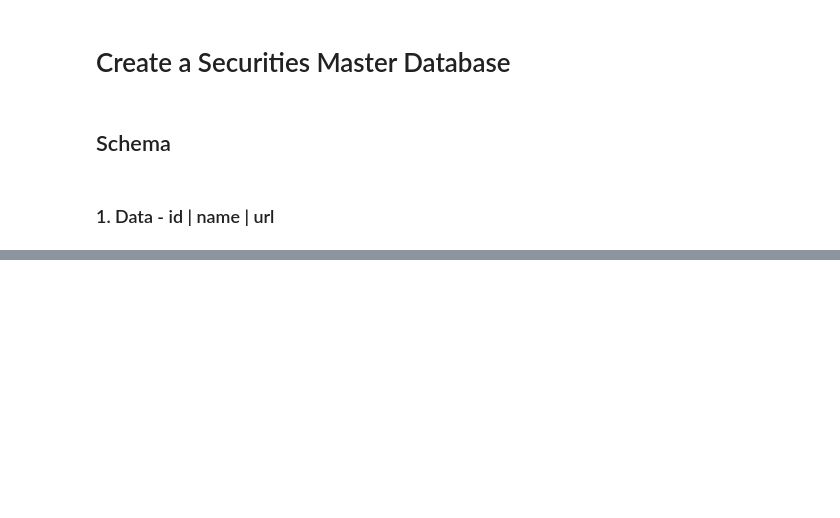
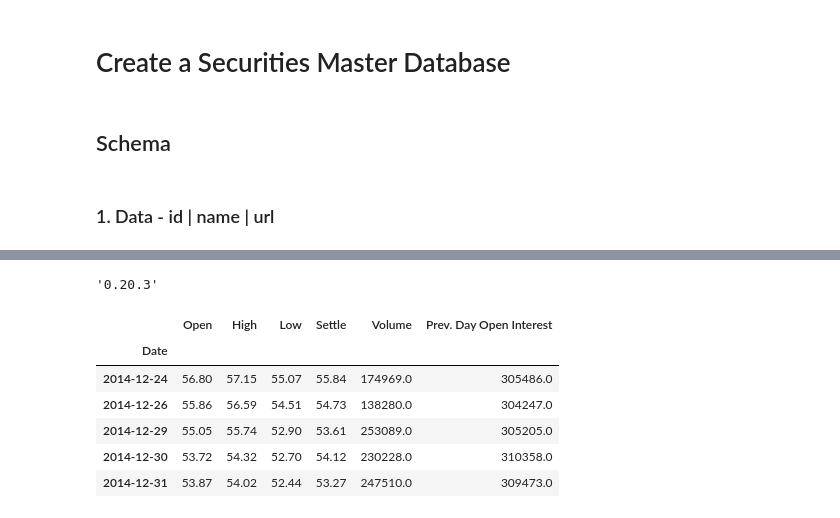
Before and after one commit to franko003/K2_Data_Science, a Jupyter notebook: Exploring_Data/scraping-notebooks/CryptoCompare_API.ipynb, the cells around one changed output, grey strips where cells are left out. Cells and saved outputs as stored; diff of their text form; code cells hidden in the pictures; blank space fills up the shorter version.

```diff
--- a/Exploring_Data/scraping-notebooks/CryptoCompare_API.ipynb
+++ b/Exploring_Data/scraping-notebooks/CryptoCompare_API.ipynb
@@ -271,0 +252,18 @@ conn.close()
+# %%
+pd.__version__
+# %% [output]
+'0.20.3'
+# %%
+import quandl
+
+data = quandl.get("SCF/CME_CL1_FW", authtoken="Hv95pPh1xQWzt5DFhxS7")
+
+data.tail()
+# %% [output]
+|  | Open | High | Low | Settle | Volume | Prev. Day Open Interest |
+| Date |  |  |  |  |  |  |
+| 2014-12-24 | 56.80 | 57.15 | 55.07 | 55.84 | 174969.0 | 305486.0 |
+| 2014-12-26 | 55.86 | 56.59 | 54.51 | 54.73 | 138280.0 | 304247.0 |
+| 2014-12-29 | 55.05 | 55.74 | 52.90 | 53.61 | 253089.0 | 305205.0 |
+| 2014-12-30 | 53.72 | 54.32 | 52.70 | 54.12 | 230228.0 | 310358.0 |
+| 2014-12-31 | 53.87 | 54.02 | 52.44 | 53.27 | 247510.0 | 309473.0 |
```
Also changed, not shown: parts of 18 cells of this notebook, 2 other files.
